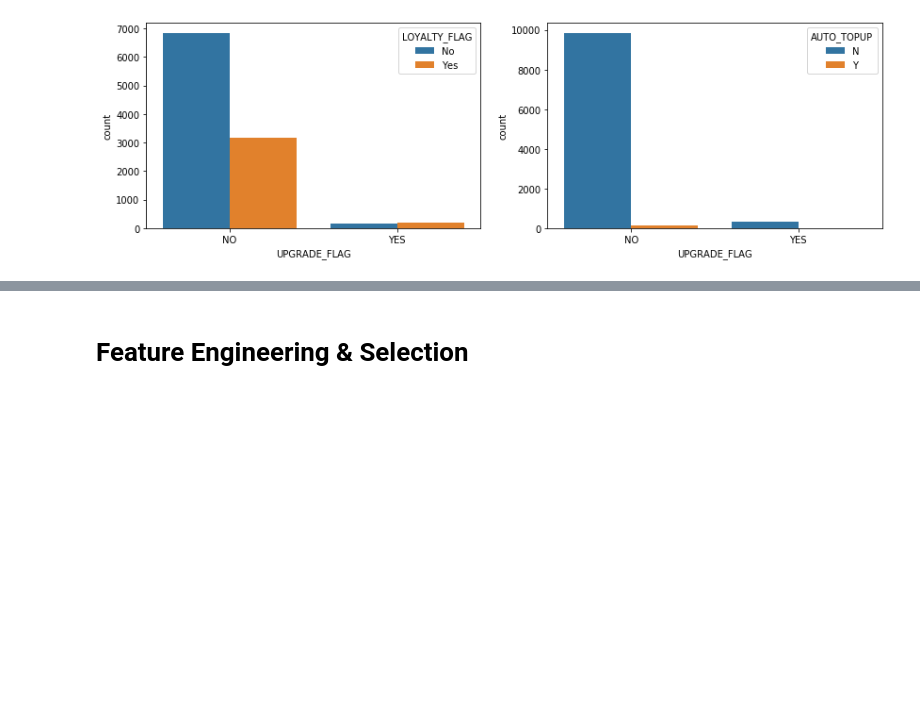
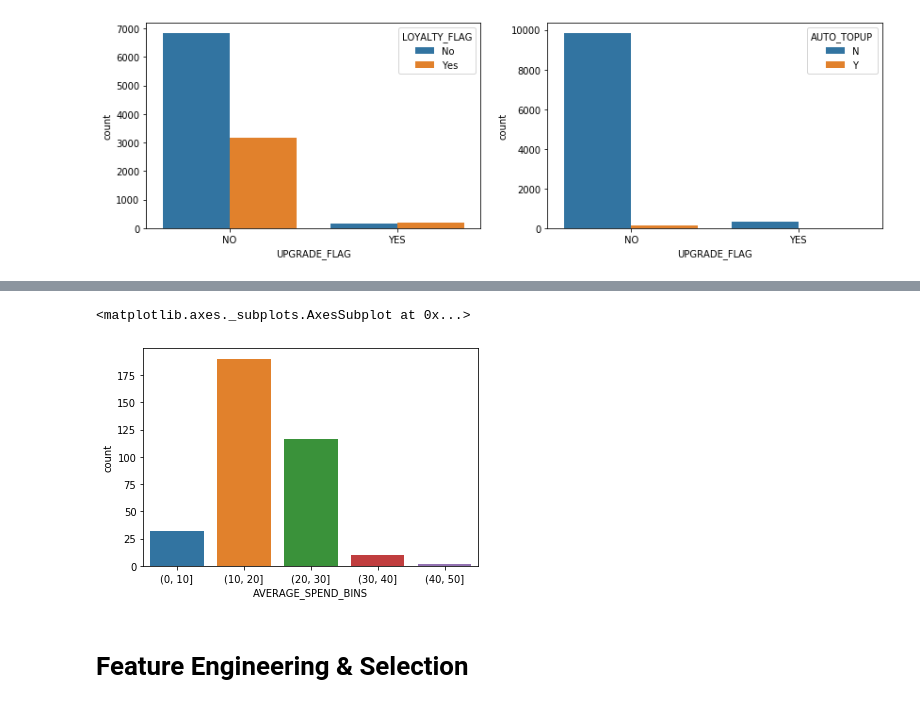
Before and after one commit to rameshs-data/Customer_Upgrade_Prediction, a Jupyter notebook: CustomerUpgradePrediction.ipynb, the cells around one changed output, grey strips where cells are left out. Saved outputs shown, nothing was run; the diff lists cells and outputs as text; code cells hidden in the pictures; blank space fills up the shorter version.

```diff
--- a/CustomerUpgradePrediction.ipynb
+++ b/CustomerUpgradePrediction.ipynb
@@ -366,0 +351,5 @@ pd.crosstab(data['SEGMENT'], data['UPGRADE_FLAG'])
+# %%
+sns.countplot(data[data['UPGRADE_FLAG']=='YES']['AVERAGE_SPEND_BINS']);
+# %% [output]
+<matplotlib.axes._subplots.AxesSubplot at 0x...>
+[figure, added]
```
Also changed, not shown: parts of 17 cells of this notebook.
